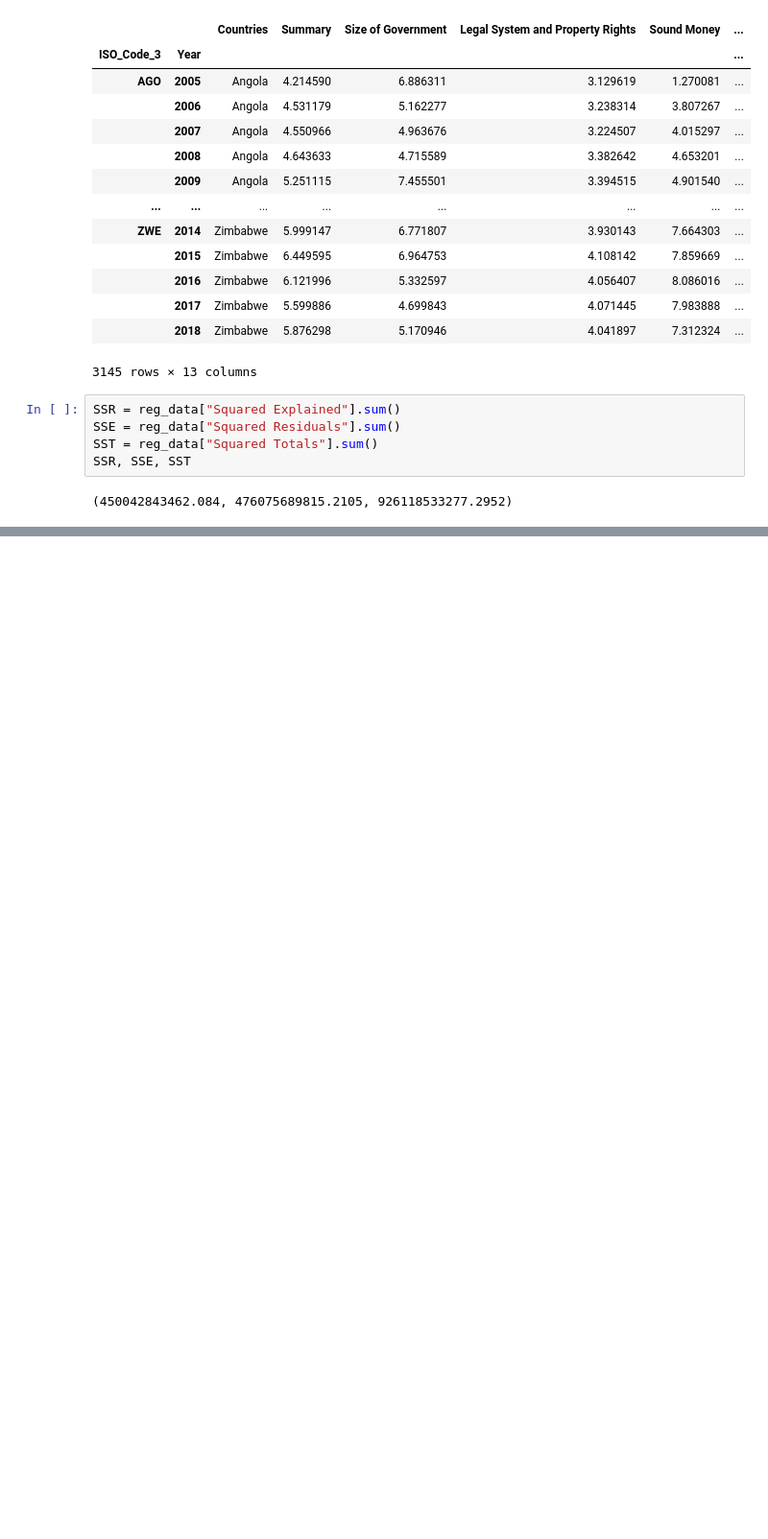
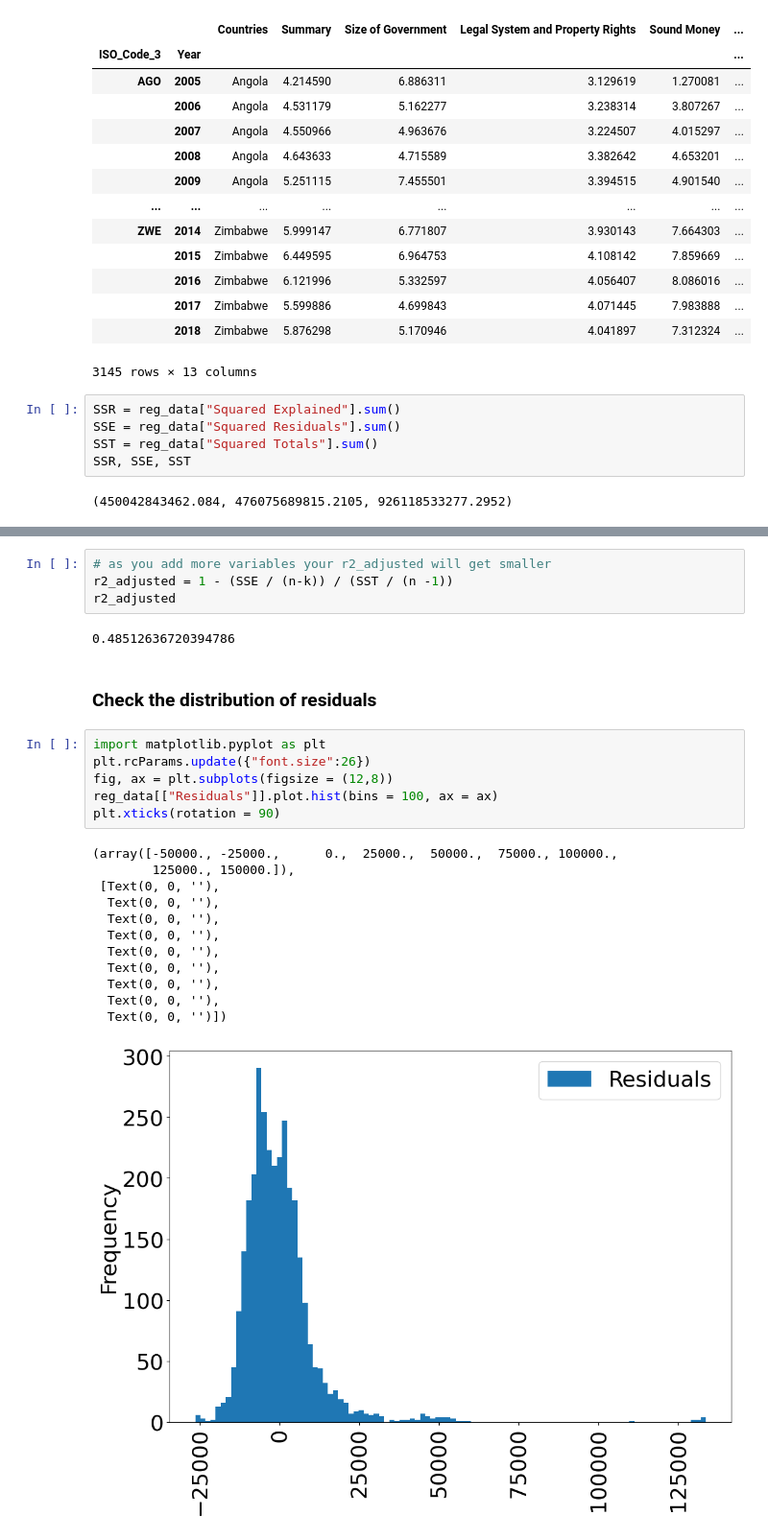
Before and after one commit to AdamPunton/AdamPuntonRepository, a Jupyter notebook: InClassProjects/Project 9 - Working with OLS.ipynb, the cells around one changed output, grey strips where cells are left out. Shown at 96% size. Saved outputs shown, nothing was run; the diff lists cells and outputs as text; blank space fills up the shorter version.

```diff
--- a/InClassProjects/Project 9 - Working with OLS.ipynb
+++ b/InClassProjects/Project 9 - Working with OLS.ipynb
@@ -502,0 +620,27 @@ SSR, SSE, SST
+# %%
+# as you add more variables your r2_adjusted will get smaller
+r2_adjusted = 1 - (SSE / (n-k)) / (SST / (n -1))
+r2_adjusted
+# %% [output]
+0.48512636720394786
+# %% [markdown]
+### Check the distribution of residuals
+# %%
+import matplotlib.pyplot as plt
+plt.rcParams.update({"font.size":26})
+fig, ax = plt.subplots(figsize = (12,8))
+reg_data[["Residuals"]].plot.hist(bins = 100, ax = ax)
+plt.xticks(rotation = 90)
+# %% [output]
+(array([-50000., -25000.,      0.,  25000.,  50000.,  75000., 100000.,
+        125000., 150000.]),
+ [Text(0, 0, ''),
+  Text(0, 0, ''),
+  Text(0, 0, ''),
+  Text(0, 0, ''),
+  Text(0, 0, ''),
+  Text(0, 0, ''),
+  Text(0, 0, ''),
+  Text(0, 0, ''),
+  Text(0, 0, '')])
+[figure, added]
```
Also changed, not shown: parts of 33 cells of this notebook, 3 other files.
